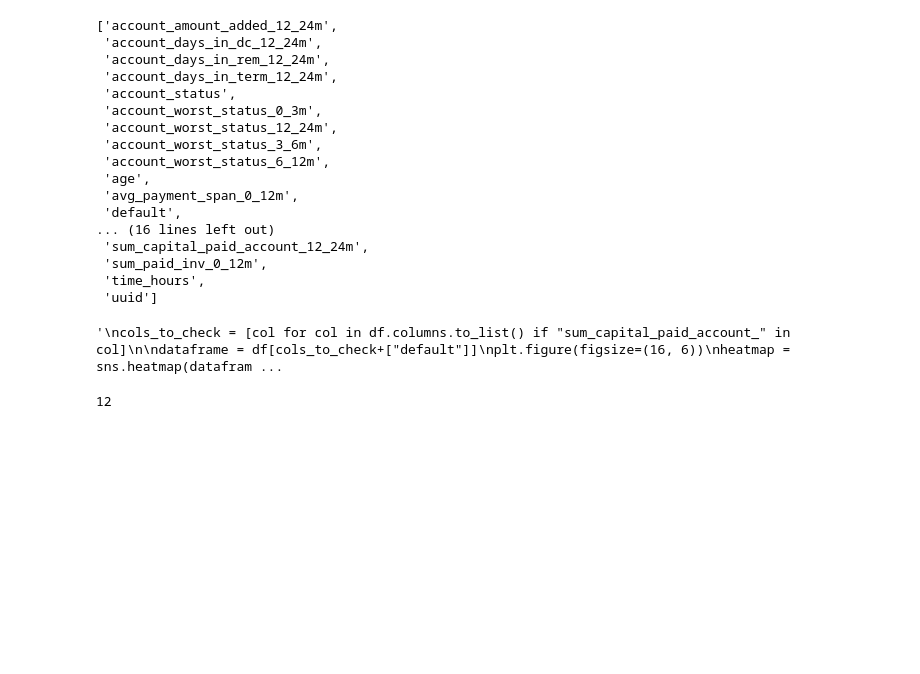
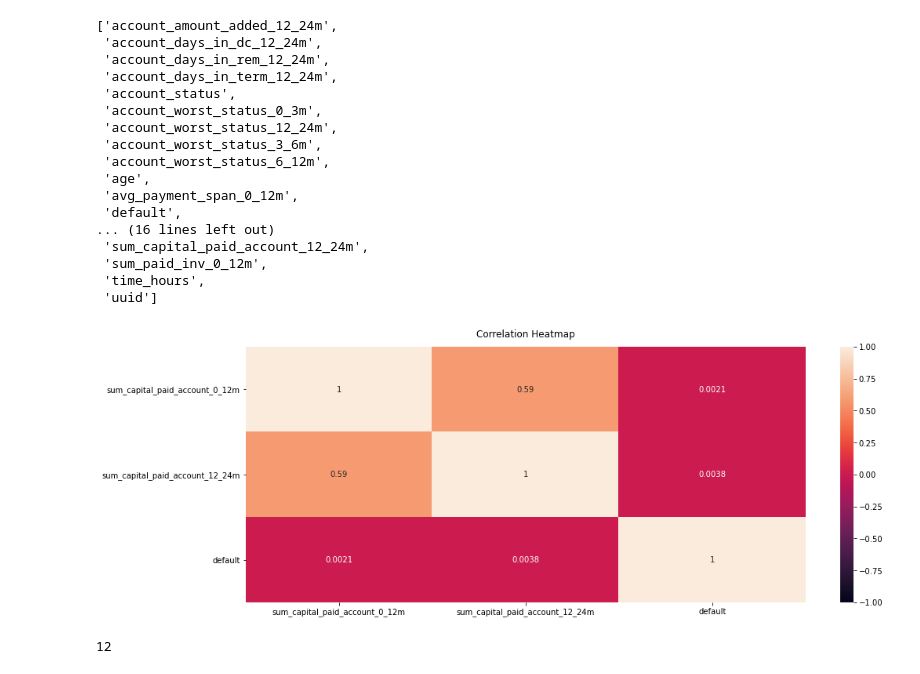
Before and after one commit to eserinanarslan/probability_prediction, a Jupyter notebook: notebooks/model_creation.ipynb, the cells around one changed output. Saved outputs shown, nothing was run; the diff lists cells and outputs as text; code cells hidden in the pictures; blank space fills up the shorter version.

```diff
--- a/notebooks/model_creation.ipynb
+++ b/notebooks/model_creation.ipynb
@@ -281,16 +500,14 @@ sorted(df.columns.to_list())
  'time_hours',
  'uuid']
 # %%
-"""
 cols_to_check = [col for col in df.columns.to_list() if "sum_capital_paid_account_" in col]
 
 dataframe = df[cols_to_check+["default"]]
 plt.figure(figsize=(16, 6))
 heatmap = sns.heatmap(dataframe.corr(), vmin=-1, vmax=1, annot=True)
 heatmap.set_title('Correlation Heatmap', fontdict={'fontsize':12}, pad=12);
-"""
 # %% [output]
-'\ncols_to_check = [col for col in df.columns.to_list() if "sum_capital_paid_account_" in col]\n\ndataframe = df[cols_to_check+["default"]]\nplt.figure(figsize=(16, 6))\nheatmap = sns.heatmap(datafram ...
+[figure, added]
 # %%
 corr = df.corr()
 cr = corr.copy()
```
Also changed, not shown: parts of 10 cells of this notebook.
